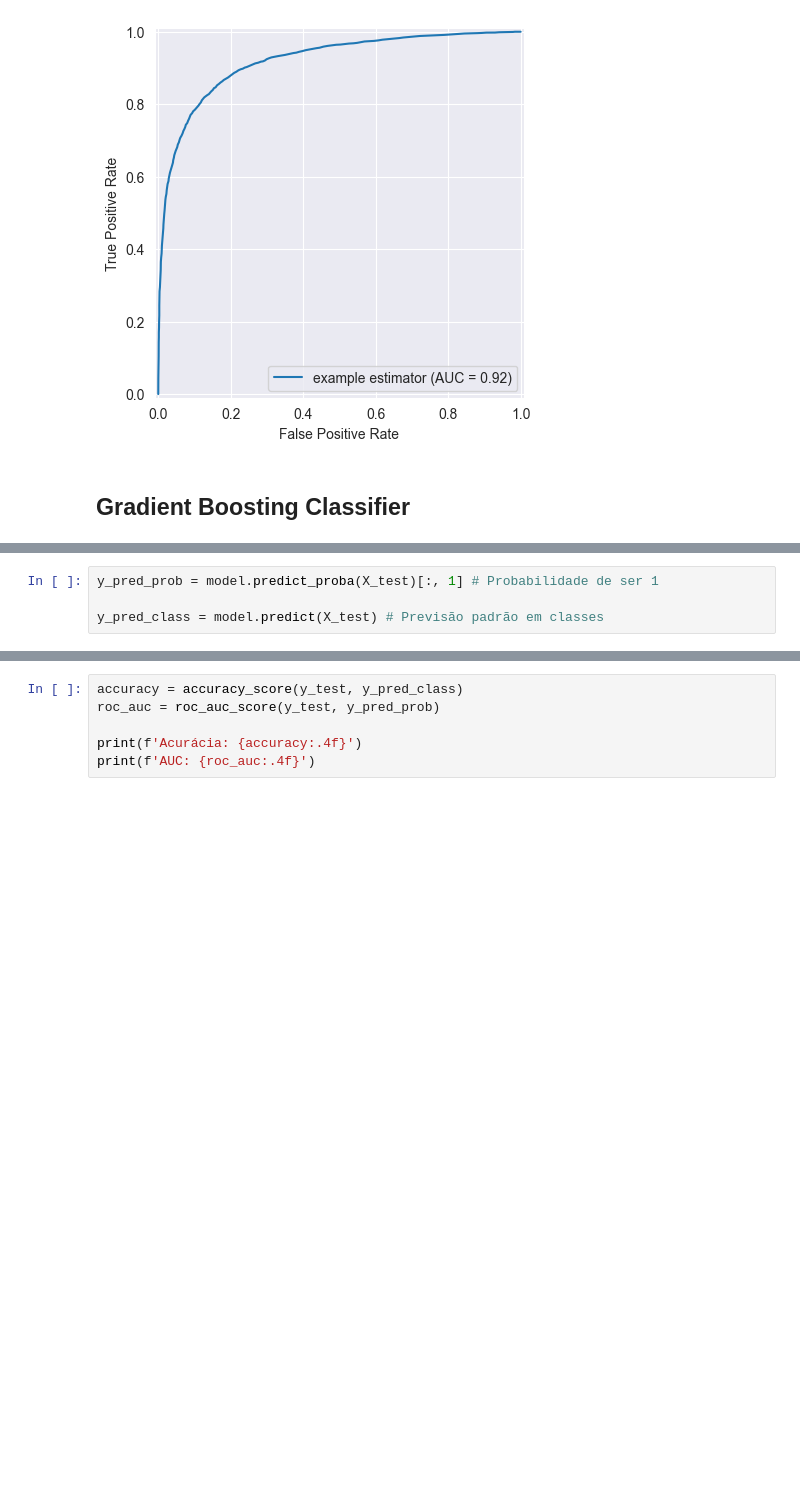
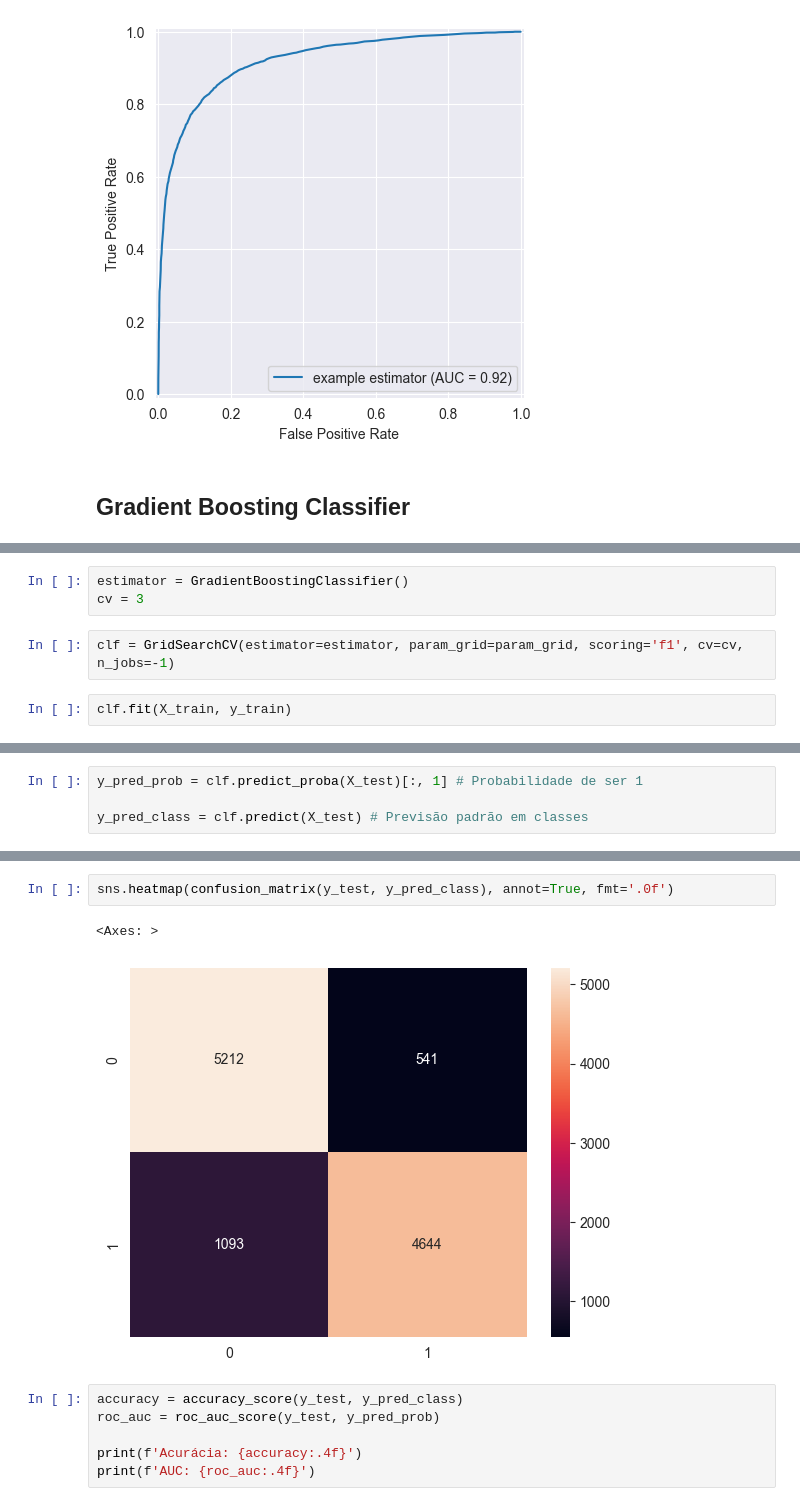
Before and after one commit to fernandohitmas/data_science_challenges, a Jupyter notebook: scripts/kaggle_porto_seguro_safe_driver/03.1.modelling_under_sampling.ipynb, the cells around one changed output, grey strips where cells are left out. Drawn from its saved outputs; the diff is of its cells as text; blank space fills up the shorter version.

Commit message:
Added Gradient Boosting Model

```diff
--- a/scripts/kaggle_porto_seguro_safe_driver/03.1.modelling_under_sampling.ipynb
+++ b/scripts/kaggle_porto_seguro_safe_driver/03.1.modelling_under_sampling.ipynb
@@ -280,0 +283,7 @@ GradientBoostingClassifier(random_state=42)
+# %%
+estimator = GradientBoostingClassifier()
+cv = 3
+# %%
+clf = GridSearchCV(estimator=estimator, param_grid=param_grid, scoring='f1', cv=cv, n_jobs=-1)
+# %%
+clf.fit(X_train, y_train)
@@ -281,4 +298,4 @@ GradientBoostingClassifier(random_state=42)
 # %%
-y_pred_prob = model.predict_proba(X_test)[:, 1] # Probabilidade de ser 1
+y_pred_prob = clf.predict_proba(X_test)[:, 1] # Probabilidade de ser 1
 
-y_pred_class = model.predict(X_test) # Previsão padrão em classes
+y_pred_class = clf.predict(X_test) # Previsão padrão em classes
@@ -285,3 +313,8 @@ y_pred_class = model.predict(X_test) # Previsão padrão em classes
+# %%
+sns.heatmap(confusion_matrix(y_test, y_pred_class), annot=True, fmt='.0f')
+# %% [output]
+<Axes: >
+[figure, added]
 # %%
 accuracy = accuracy_score(y_test, y_pred_class)
 roc_auc = roc_auc_score(y_test, y_pred_prob)
```
Also changed, not shown: parts of 6 cells of this notebook.
